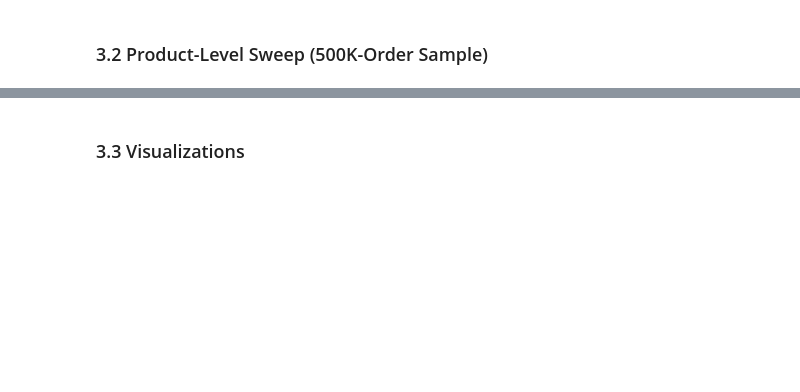
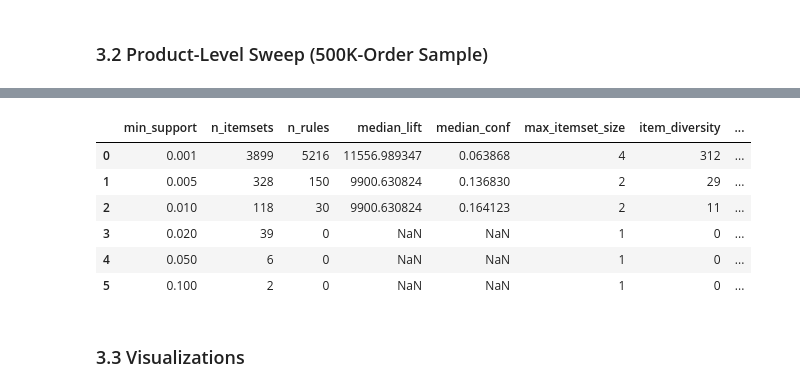
Before and after one commit to ahadh76221/csce676-data-mining-project, a Jupyter notebook: notebooks/project_final.ipynb, the cells around one changed output, grey strips where cells are left out. Cells and saved outputs as stored; diff of their text form; code cells hidden in the pictures; blank space fills up the shorter version.

```diff
--- a/notebooks/project_final.ipynb
+++ b/notebooks/project_final.ipynb
@@ -408,11 +520,10 @@ rq1_dept_sweep
 # %% [markdown]
 ### 3.2 Product-Level Sweep (500K-Order Sample)
 # %%
-# Product-level sweep: use N_JOBS_HEAVY because each worker pickles the full
-# 500K x 46K sparse basket matrix, and FP-Growth at min_support=0.001 can
-# allocate several GB of itemset state.
+# Product-level sweep. PyFIM consumes list-of-lists directly -- no sparse
+# encoding needed -- and is fast enough to run serially.
 rq1_prod_sweep = fpgrowth_sweep(
-    product_basket_df, RQ1_THRESHOLDS,
-    label="RQ1 product sweep", n_jobs=N_JOBS_HEAVY,
+    product_baskets, RQ1_THRESHOLDS, label="RQ1 product sweep",
 )
 rq1_prod_sweep
+# %% [output]
@@ -419,3 +544,10 @@ rq1_prod_sweep
+|  | min_support | n_itemsets | n_rules | median_lift | median_conf | max_itemset_size | item_diversity | ... |
+| 0 | 0.001 | 3899 | 5216 | 11556.989347 | 0.063868 | 4 | 312 | ... |
+| 1 | 0.005 | 328 | 150 | 9900.630824 | 0.136830 | 2 | 29 | ... |
+| 2 | 0.010 | 118 | 30 | 9900.630824 | 0.164123 | 2 | 11 | ... |
+| 3 | 0.020 | 39 | 0 | NaN | NaN | 1 | 0 | ... |
+| 4 | 0.050 | 6 | 0 | NaN | NaN | 1 | 0 | ... |
+| 5 | 0.100 | 2 | 0 | NaN | NaN | 1 | 0 | ... |
 # %% [markdown]
 ### 3.3 Visualizations
 # %%
```
Also changed, not shown: parts of 31 cells of this notebook.
